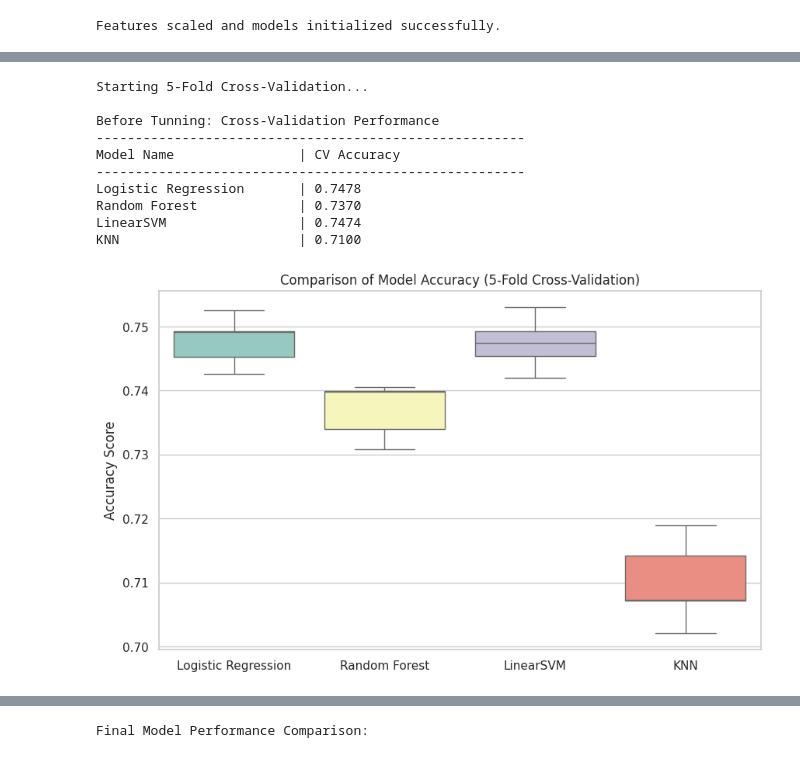
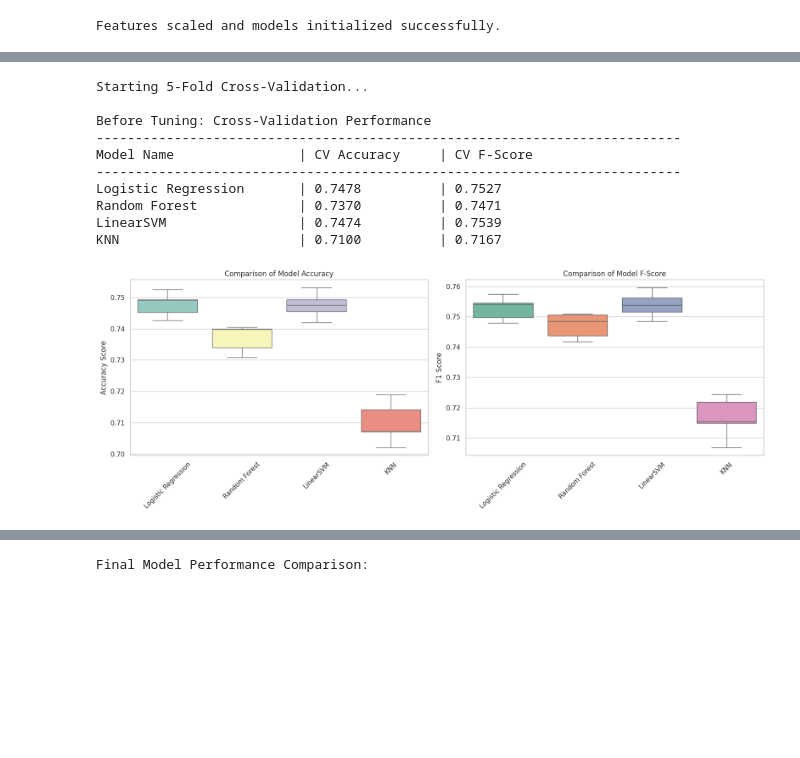
Before and after one commit to Eyob-Assefa/ml_diabetes-risk-app, a Jupyter notebook: diabetes_ml_model.ipynb, the cells around one changed output, grey strips where cells are left out. Cells and saved outputs as stored; diff of their text form; code cells hidden in the pictures; blank space fills up the shorter version.

Commit message:
finalized notebook, included pipeline diagram

```diff
--- a/diabetes_ml_model.ipynb
+++ b/diabetes_ml_model.ipynb
@@ -238,54 +238,71 @@ Hyperparameter Tuning: We use RandomizedSearchCV for tuning the hyperparameters
 # %%
-from sklearn.model_selection import cross_val_score
-import numpy as np
+from sklearn.model_selection import cross_validate
 import time
 
-# Create a list of our initialized models for easy iteration
+# Create a list of initialized models
 models = [
     ('Logistic Regression', model_lr),
     ('Random Forest', model_rf),
     ('LinearSVM', model_svm),
     ('KNN', model_knn),
 ]
 
-# Dictionary to store cross-validation results
-cv_results = {}
+# Dictionaries to store results
+cv_results_acc = {}
+cv_results_f1 = {}
 train_times = {}
 
 print("Starting 5-Fold Cross-Validation...\n")
-print("Before Tunning: Cross-Validation Performance")
-print("-" * 55)
-print(f"{'Model Name':25} | {'CV Accuracy':15}")
-print("-" * 55)
+print("Before Tuning: Cross-Validation Performance")
+print("-" * 75)
+print(f"{'Model Name':25} | {'CV Accuracy':15} | {'CV F-Score':15}")
+print("-" * 75)
+
 for name, model in models:
     start = time.time()
-    # We use 5 folds (cv=5)
-    # This evaluates the model based on 'accuracy'
-    scores = cross_val_score(model, X_train_scaled, y_train, cv=5, scoring='accuracy')
+
+    # Use cross_validate to get multiple metrics at once
+    scores = cross_validate(model, X_train_scaled, y_train, cv=5,
+                            scoring=['accuracy', 'f1'])
+
     end = time.time()
-    cv_results[name] = scores
-    train_times[name] = end - start
 
-    print(f"{name:25} | {scores.mean():.4f}")
+    # Store results for visualization
+    cv_results_acc[name] = scores['test_accuracy']
+    cv_results_f1[name] = scores['test_f1']
+    train_times[name] = (end - start)
 
-# Visualization of Cross-Validation Results
-plt.figure(figsize=(10, 6))
-sns.boxplot(data=pd.DataFrame(cv_results), palette='Set3')
-plt.title('Comparison of Model Accuracy (5-Fold Cross-Validation)')
-plt.ylabel('Accuracy Score')
+    print(f"{name:25} | {scores['test_accuracy'].mean():.4f}          | {scores['test_f1'].mean():.4f}")
+
+# Visualization of Cross-Validation Results (Accuracy vs F-Score)
+fig, ax = plt.subplots(1, 2, figsize=(16, 6))
+
+# Accuracy Boxplot
+sns.boxplot(data=pd.DataFrame(cv_results_acc), palette='Set3', ax=ax[0])
+ax[0].set_title('Comparison of Model Accuracy')
+ax[0].set_ylabel('Accuracy Score')
+ax[0].tick_params(axis='x', rotation=45)
+
+# F-Score Boxplot
+sns.boxplot(data=pd.DataFrame(cv_results_f1), palette='Set2', ax=ax[1])
+ax[1].set_title('Comparison of Model F-Score')
+ax[1].set_ylabel('F1 Score')
+ax[1].tick_params(axis='x', rotation=45)
+
+plt.tight_layout()
 plt.show()
 # %% [output]
 Starting 5-Fold Cross-Validation...
 
-Before Tunning: Cross-Validation Performance
--------------------------------------------------------
-Model Name                | CV Accuracy
--------------------------------------------------------
-Logistic Regression       | 0.7478
-Random Forest             | 0.7370
-LinearSVM                 | 0.7474
-KNN                       | 0.7100
+Before Tuning: Cross-Validation Performance
+---------------------------------------------------------------------------
+Model Name                | CV Accuracy     | CV F-Score
+---------------------------------------------------------------------------
+Logistic Regression       | 0.7478          | 0.7527
+Random Forest             | 0.7370          | 0.7471
+LinearSVM                 | 0.7474          | 0.7539
+KNN                       | 0.7100          | 0.7167
-[figure, old version]
+[figure, new version]
 # %%
 from sklearn.model_selection import RandomizedSearchCV
 from sklearn.svm import LinearSVC
```
Also changed, not shown: parts of 20 cells of this notebook.
